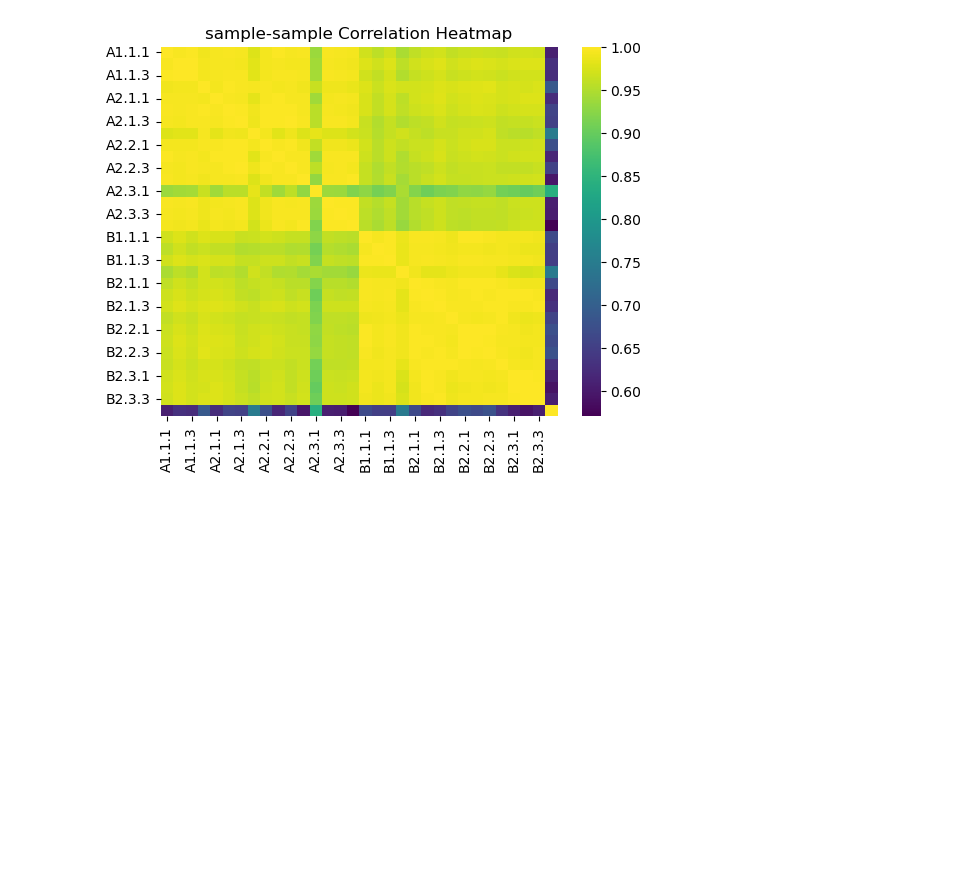
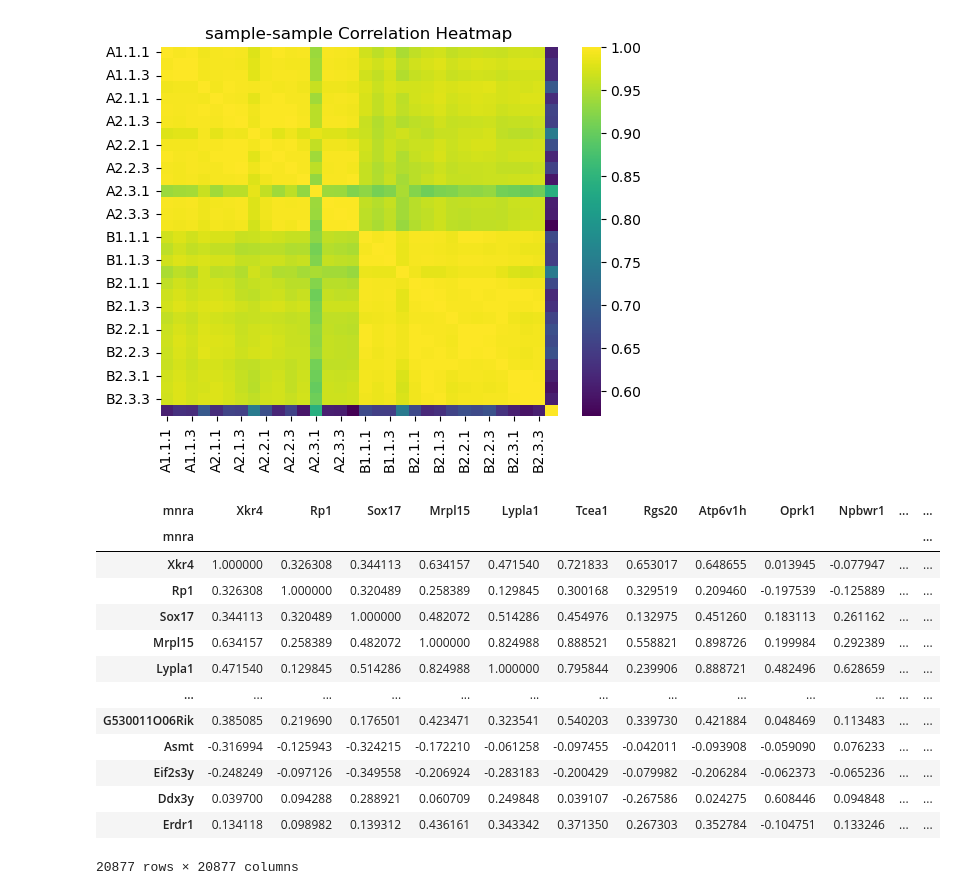
Before and after one commit to Finebouche/transcriptome_dataset, a Jupyter notebook: August_check_data.ipynb, the cells around one changed output. Drawn from its saved outputs; the diff is of its cells as text; code cells hidden in the pictures; blank space fills up the shorter version.

```diff
--- a/August_check_data.ipynb
+++ b/August_check_data.ipynb
@@ -75,0 +70,17 @@ plt.show()
+# %%
+gene_correlation_matrix
+# %% [output]
+| mnra | Xkr4 | Rp1 | Sox17 | Mrpl15 | Lypla1 | Tcea1 | Rgs20 | Atp6v1h | Oprk1 | Npbwr1 | ... | ... |
+| mnra |  |  |  |  |  |  |  |  |  |  |  | ... |
+| Xkr4 | 1.000000 | 0.326308 | 0.344113 | 0.634157 | 0.471540 | 0.721833 | 0.653017 | 0.648655 | 0.013945 | -0.077947 | ... | ... |
+| Rp1 | 0.326308 | 1.000000 | 0.320489 | 0.258389 | 0.129845 | 0.300168 | 0.329519 | 0.209460 | -0.197539 | -0.125889 | ... | ... |
+| Sox17 | 0.344113 | 0.320489 | 1.000000 | 0.482072 | 0.514286 | 0.454976 | 0.132975 | 0.451260 | 0.183113 | 0.261162 | ... | ... |
+| Mrpl15 | 0.634157 | 0.258389 | 0.482072 | 1.000000 | 0.824988 | 0.888521 | 0.558821 | 0.898726 | 0.199984 | 0.292389 | ... | ... |
+| Lypla1 | 0.471540 | 0.129845 | 0.514286 | 0.824988 | 1.000000 | 0.795844 | 0.239906 | 0.888721 | 0.482496 | 0.628659 | ... | ... |
+| ... | ... | ... | ... | ... | ... | ... | ... | ... | ... | ... | ... | ... |
+| G530011O06Rik | 0.385085 | 0.219690 | 0.176501 | 0.423471 | 0.323541 | 0.540203 | 0.339730 | 0.421884 | 0.048469 | 0.113483 | ... | ... |
+| Asmt | -0.316994 | -0.125943 | -0.324215 | -0.172210 | -0.061258 | -0.097455 | -0.042011 | -0.093908 | -0.059090 | 0.076233 | ... | ... |
+| Eif2s3y | -0.248249 | -0.097126 | -0.349558 | -0.206924 | -0.283183 | -0.200429 | -0.079982 | -0.206284 | -0.062373 | -0.065236 | ... | ... |
+| Ddx3y | 0.039700 | 0.094288 | 0.288921 | 0.060709 | 0.249848 | 0.039107 | -0.267586 | 0.024275 | 0.608446 | 0.094848 | ... | ... |
+| Erdr1 | 0.134118 | 0.098982 | 0.139312 | 0.436161 | 0.343342 | 0.371350 | 0.267303 | 0.352784 | -0.104751 | 0.133246 | ... | ... |
+20877 rows × 20877 columns
```
Also changed, not shown: parts of 8 cells of this notebook, 1 other file.
